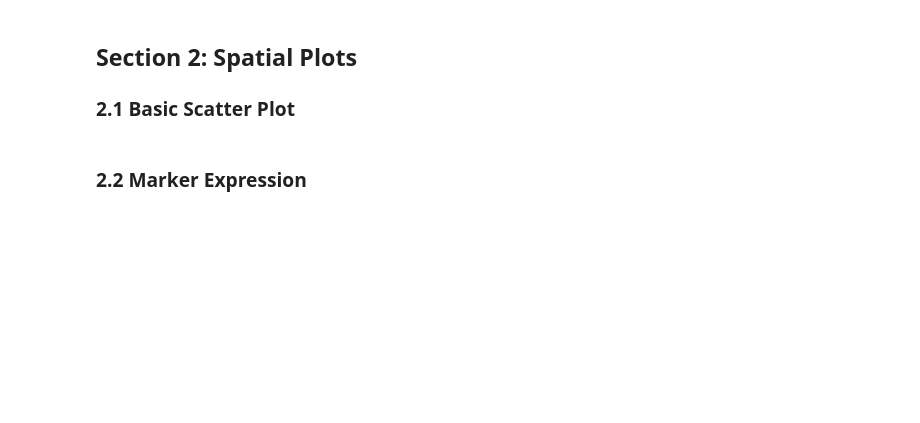
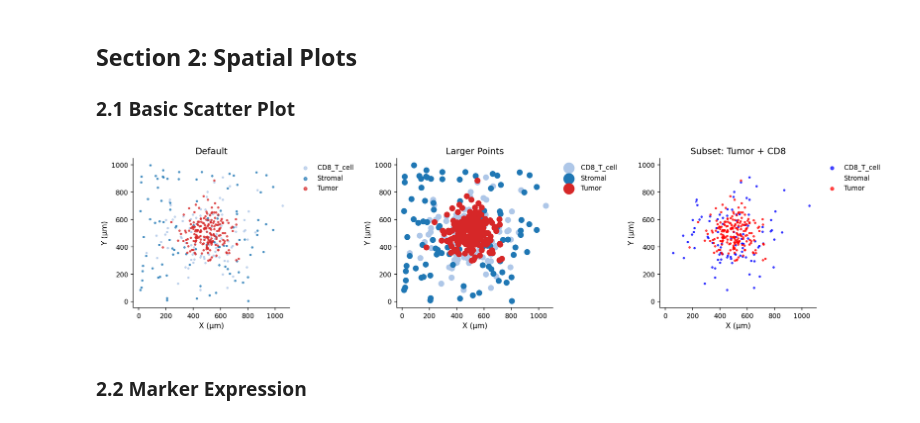
Before and after one commit to emcramer/spatialtissuepy, a Jupyter notebook: docs/tutorials/09_visualization.ipynb, the cells around one changed output. Drawn from its saved outputs; the diff is of its cells as text; code cells hidden in the pictures; blank space fills up the shorter version.

```diff
--- a/docs/tutorials/09_visualization.ipynb
+++ b/docs/tutorials/09_visualization.ipynb
@@ -131,20 +148,23 @@ plt.show()
 # %%
 # Basic scatter with options
 fig, axes = plt.subplots(1, 3, figsize=(15, 5))
 
 # Default
 plot_spatial_scatter(tissue, ax=axes[0])
 axes[0].set_title('Default')
 
 # Larger points, no alpha
-plot_spatial_scatter(tissue, ax=axes[1], s=50, alpha=1.0)
+plot_spatial_scatter(tissue, ax=axes[1], size=50, alpha=1.0)
 axes[1].set_title('Larger Points')
 
-# Subset of cell types
-plot_spatial_scatter(tissue, ax=axes[2], cell_types=['Tumor', 'CD8_T_cell'])
+# Highlight certain cell types
+colors = {'Tumor': 'red', 'CD8_T_cell': 'blue', 'Stromal':'white'}
+plot_spatial_scatter(tissue, ax=axes[2], colors=colors)
 axes[2].set_title('Subset: Tumor + CD8')
 
 plt.tight_layout()
 plt.show()
+# %% [output]
+[figure, added]
 # %% [markdown]
 ### 2.2 Marker Expression
```
Also changed, not shown: parts of 13 cells of this notebook, 48 other files.
